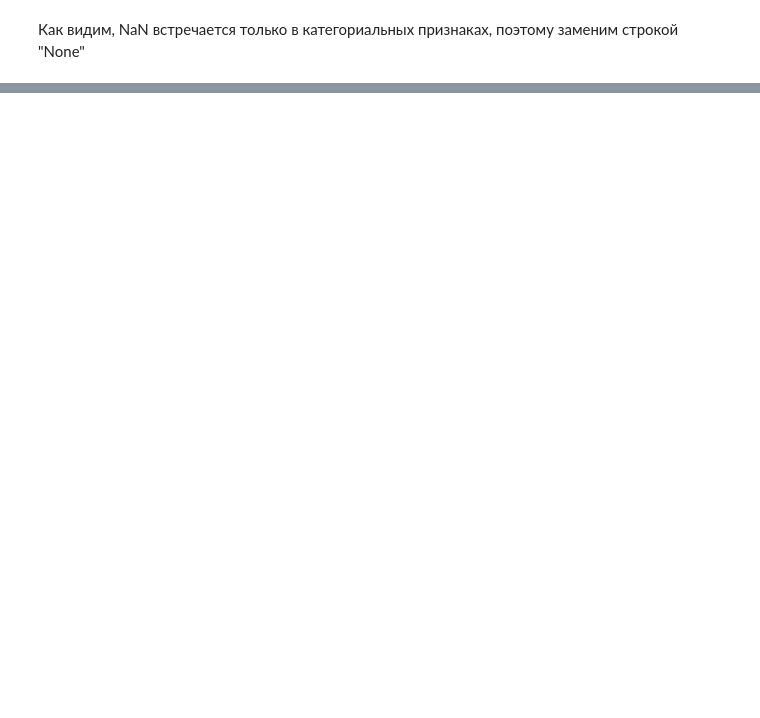
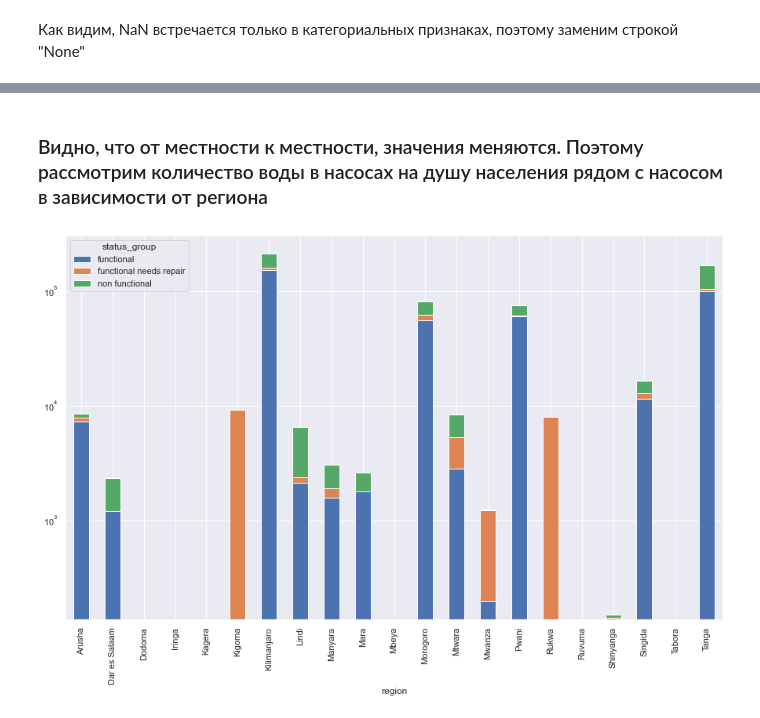
Before and after one commit to nolongerlaugh/BDA-project-Pump-it-Up, a Jupyter notebook: report.ipynb, the cells around one changed output, grey strips where cells are left out. Cells and saved outputs as stored; diff of their text form; code cells hidden in the pictures; blank space fills up the shorter version.

```diff
--- a/report.ipynb
+++ b/report.ipynb
@@ -94,0 +148,13 @@ X.fillna(value="None", inplace=True)
+# %% [markdown]
+### Видно, что от местности к местности, значения меняются. Поэтому рассмотрим количество воды в насосах на душу населения рядом с насосом в зависимости от региона
+# %%
+fig, ax = plt.subplots(figsize=(15, 9))
+
+df['amount_per_one'] = df['amount_tsh']/df['population']
+_data = df.groupby(["region", "status_group"])
+_data = _data.amount_per_one.sum().unstack()
+_data.plot(kind='bar', stacked=True, ax=ax);
+plt.yscale('log')
+plt.show()
+# %% [output]
+[figure, added]
```
Also changed, not shown: parts of 10 cells of this notebook.
